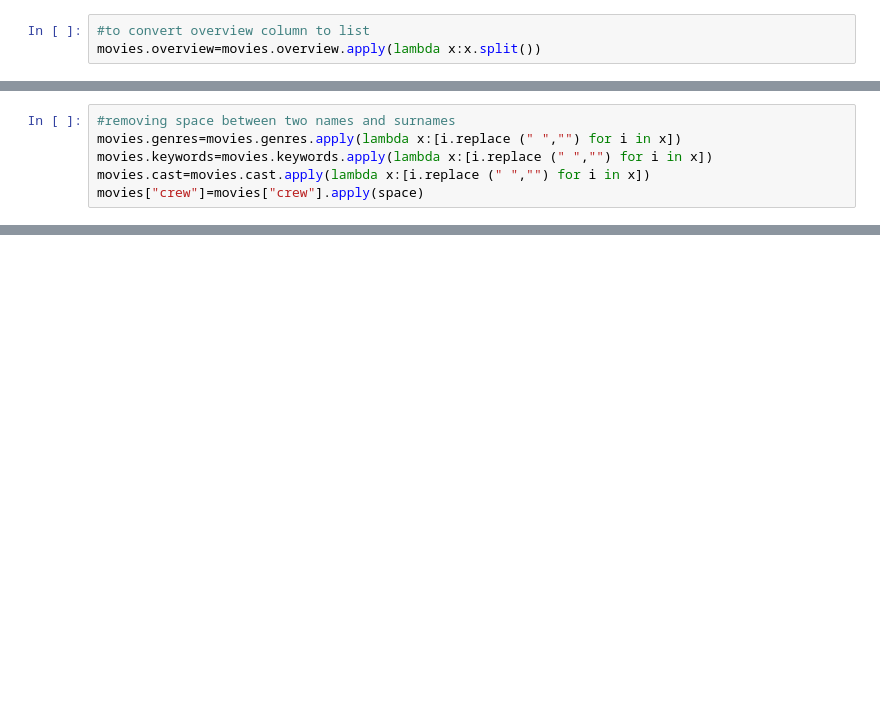
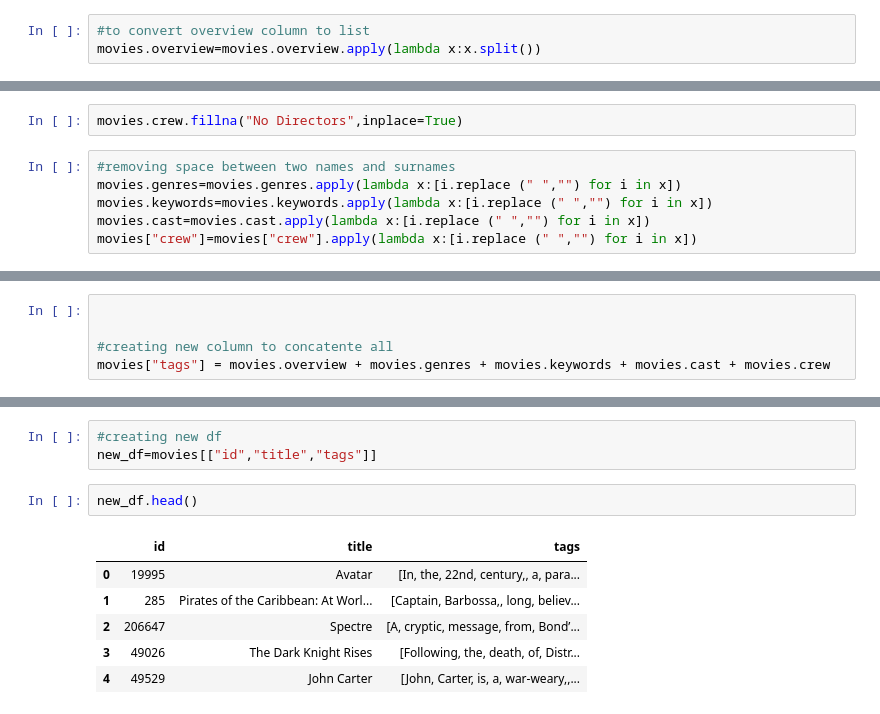
Before and after one commit to SakshamTripathi1996/Movies-Recommendation, a Jupyter notebook: movies_recommendation.ipynb, the cells around one changed output, grey strips where cells are left out. Drawn from its saved outputs; the diff is of its cells as text; blank space fills up the shorter version.

```diff
--- a/movies_recommendation.ipynb
+++ b/movies_recommendation.ipynb
@@ -246,6 +248,8 @@ def space(a):
+# %%
+movies.crew.fillna("No Directors",inplace=True)
 # %%
 #removing space between two names and surnames
 movies.genres=movies.genres.apply(lambda x:[i.replace (" ","") for i in x])
 movies.keywords=movies.keywords.apply(lambda x:[i.replace (" ","") for i in x])
 movies.cast=movies.cast.apply(lambda x:[i.replace (" ","") for i in x])
-movies["crew"]=movies["crew"].apply(space)
+movies["crew"]=movies["crew"].apply(lambda x:[i.replace (" ","") for i in x])
@@ -253,0 +256,5 @@ TypeError: ignored
+# %%
+
+
+#creating new column to concatente all
+movies["tags"] = movies.overview + movies.genres + movies.keywords + movies.cast + movies.crew
@@ -253,0 +290,12 @@ TypeError: ignored
+# %%
+#creating new df
+new_df=movies[["id","title","tags"]]
+# %%
+new_df.head()
+# %% [output]
+|  | id | title | tags |
+| 0 | 19995 | Avatar | [In, the, 22nd, century,, a, para... |
+| 1 | 285 | Pirates of the Caribbean: At Worl... | [Captain, Barbossa,, long, believ... |
+| 2 | 206647 | Spectre | [A, cryptic, message, from, Bond’... |
+| 3 | 49026 | The Dark Knight Rises | [Following, the, death, of, Distr... |
+| 4 | 49529 | John Carter | [John, Carter, is, a, war-weary,,... |
```
Also changed, not shown: parts of 11 cells of this notebook.
